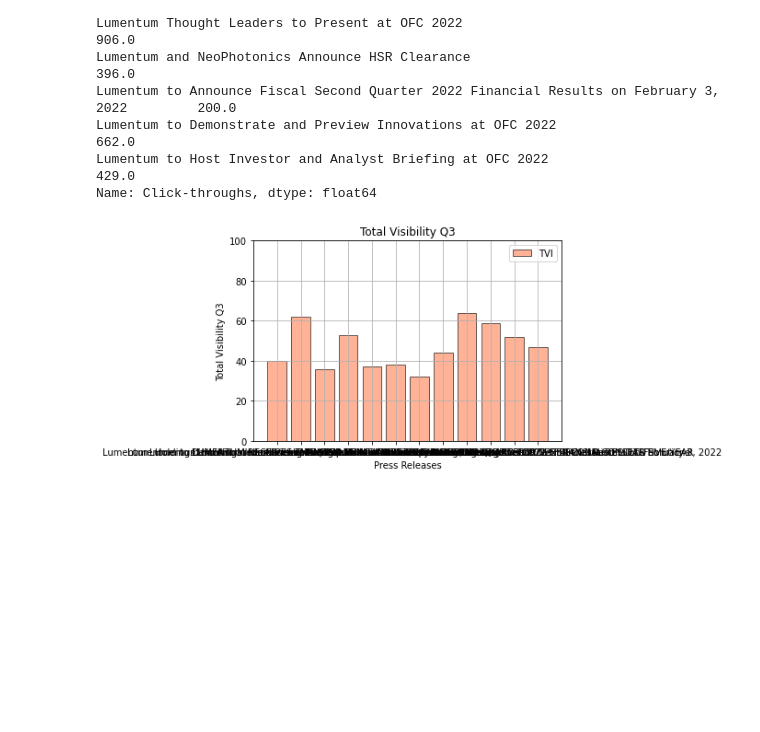
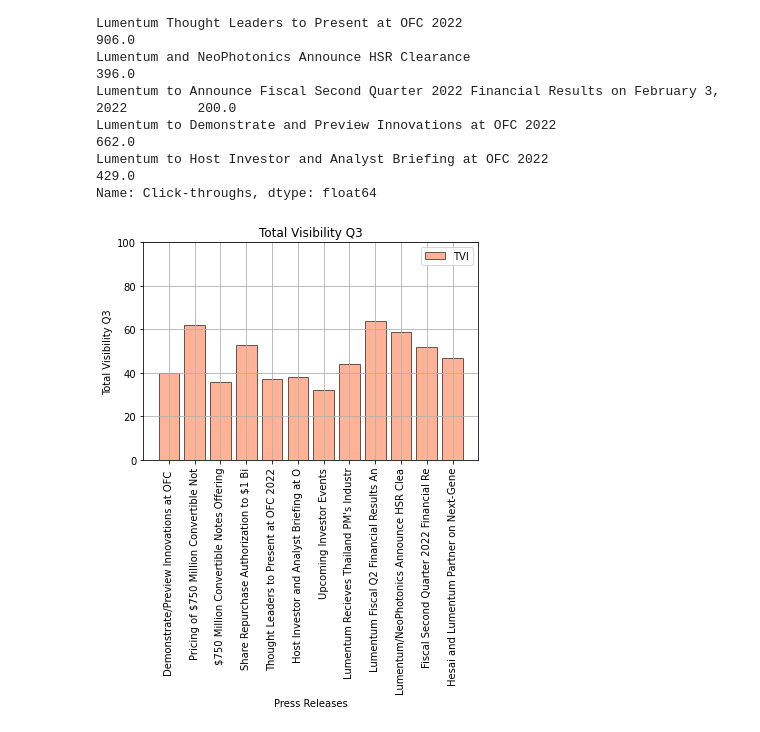
Before and after one commit to izzyd24/Cision-Metrics, a Jupyter notebook: Cision Workbook.ipynb, the cells around one changed output. Drawn from its saved outputs; the diff is of its cells as text; code cells hidden in the pictures; blank space fills up the shorter version.

```diff
--- a/Cision Workbook.ipynb
+++ b/Cision Workbook.ipynb
@@ -78,6 +82,8 @@ cision_data_df["Pickup"].unique()
 # %% [output]
 array([79, 74, 78, 90, 77, 75, 85, 84, 87, 86], dtype=int64)
 # %%
-pr_df = cision_data_df["Release Headline"]
+# make sure to slice or truncate this df to show only the first couple of words in each release
+
+pr_df = cision_data_df["Release Headline Abbreviated"].str.slice(stop=39)
 pr_df
 # %% [output]
@@ -256,28 +262,37 @@ Name: Click-throughs, dtype: float64
 # %%
 # x = strings
 #x_axis = ["Heasi Lidar", "Q2 Fiscal Results", "Thailand Prime Minister", "Upcoming Investor Events", "750M Notes", "Share Repurchase",
           #"Thoughts Leaders OFC", "NeoPhotonics HSR", "Q2 Fiscal Feb.", "Innovations OFC", "Analyst Briefing OFC"]
 #y_axis = [40, 62, 36, 53, 37, 38, 32, 44, 64, 59, 52, 47]
 
 #x_axis = ["Release 1","Release 2","Release 3","Release 4","Release 5","Release 6","Release 7","Release 8", "Release 9", "Release 10", "Release 11"]
 
+# create x axis as release headline dictionary
+#x_axis = {"Heasi Lidar":1, "Q2 Fiscal Results":2, "Thailand Prime Minister":3, "Upcoming Investor Events":4,
+          #"750M Notes":5, "Share Repurchase":6, "Thoughts Leaders OFC":7,
+          #"NeoPhotonics HSR":8, "Q2 Fiscal Feb.":9, "Innovations OFC":10, "Analyst Briefing OFC":11}
 
-# TVI vs previous q bar
+# find vertical syntax for prdf for x axis titles
 x_axis = pr_df
 y_axis = TVI_df
 
 plt.bar(x_axis,y_axis, color = "coral", label = "TVI", edgecolor = "black", linewidth = 1, alpha =0.6)
 plt.title("Total Visibility Q3")
 plt.xlabel("Press Releases")
 plt.ylabel("Total Visibility Q3")
 plt.ylim(0,100)
 plt.grid()
 plt.legend()
 
+plt.xticks(rotation = 90)
+
+# interact argument here
+
+
 # Save the figure.
 plt.savefig("Resources/barTVI.png")
 # %% [output]
-[figure, old version]
+[figure, new version]
 # %%
 # pickup vs previous q bar
 x_axis = pr_df
```
Also changed, not shown: parts of 14 cells of this notebook.
